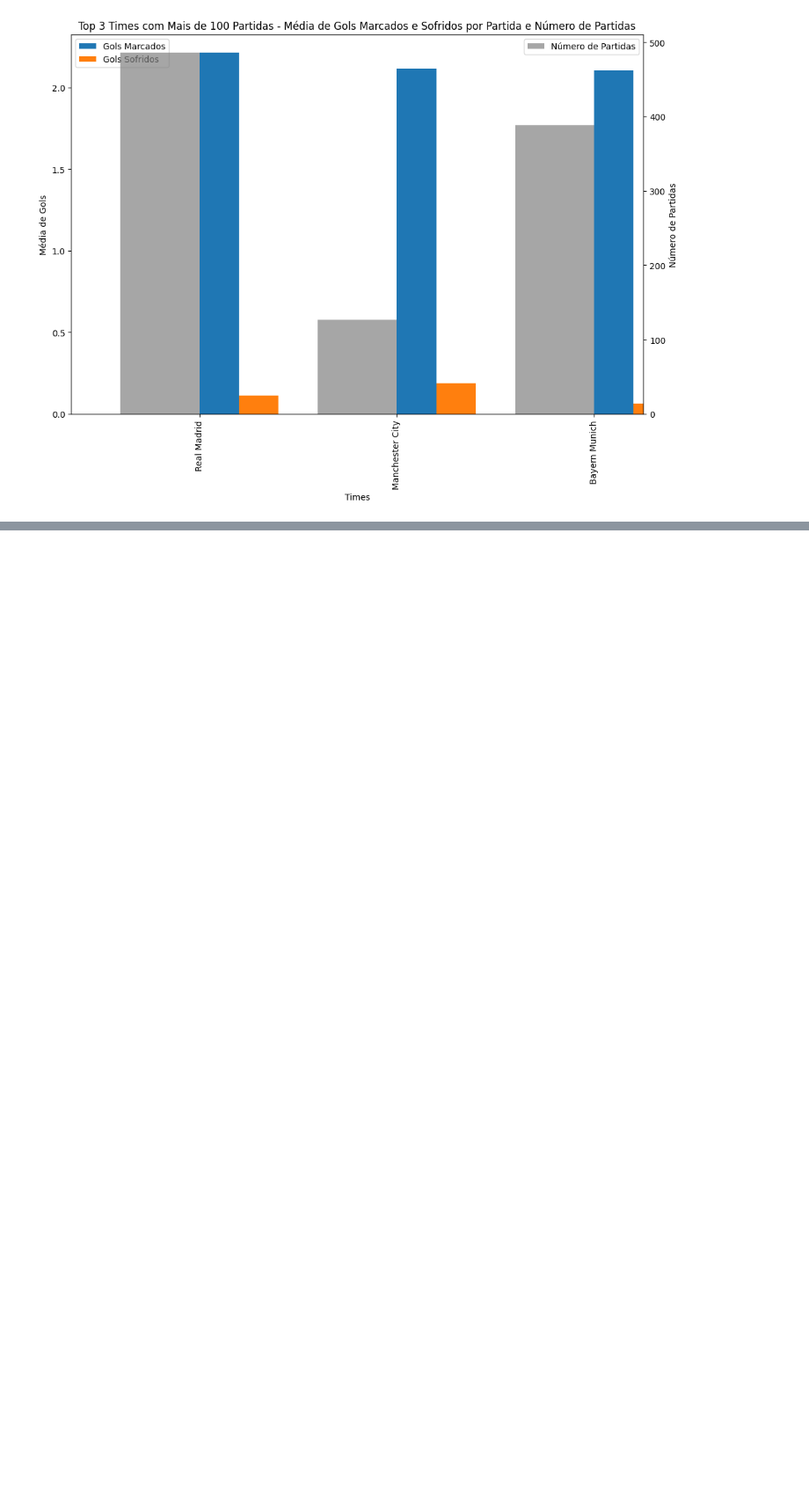
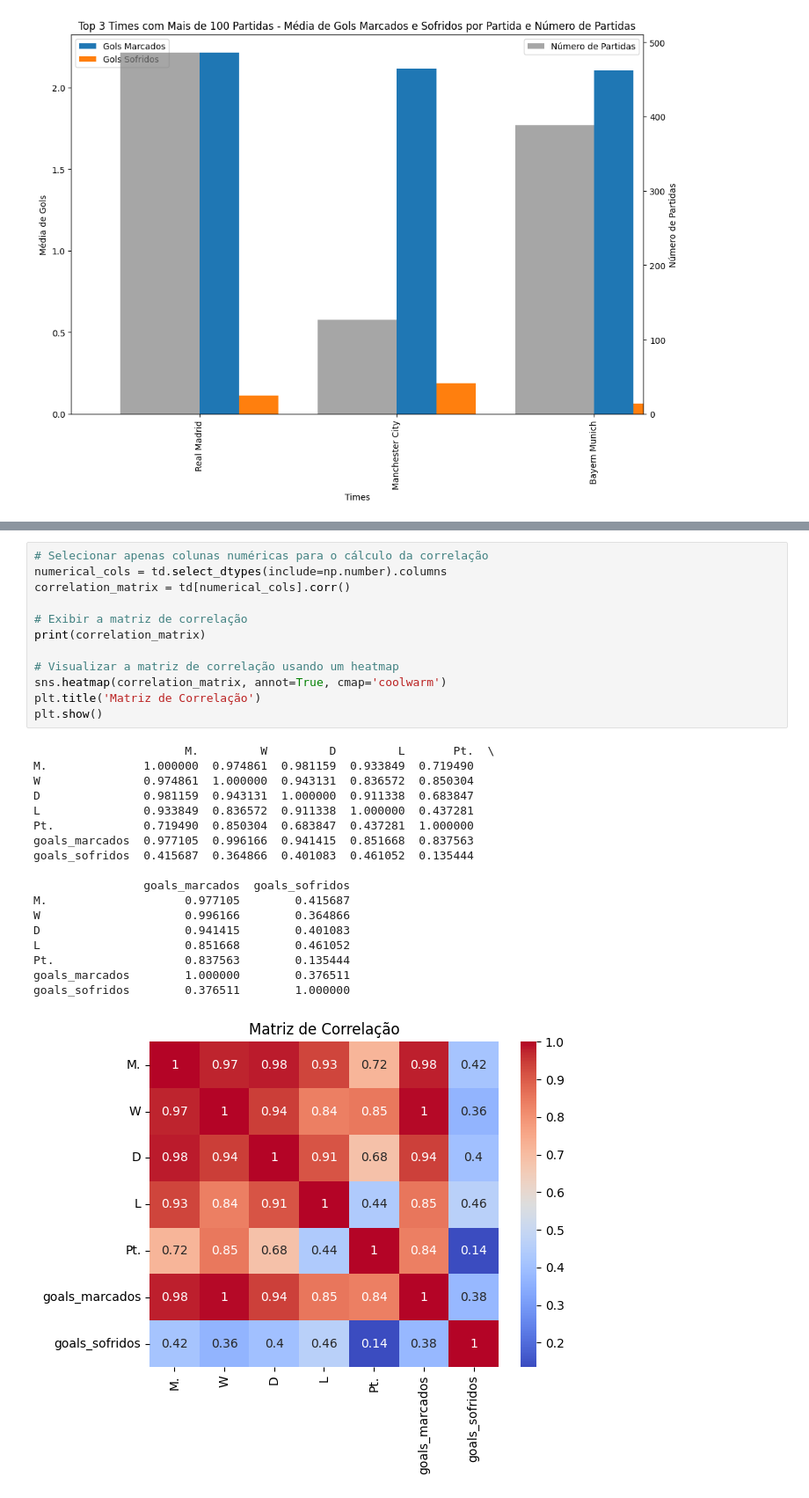
Before and after one commit to TrovaBruno/A3_Inteligencia_Artificial, a Jupyter notebook: Trabalho_A3_Noriega.ipynb, the cells around one changed output, grey strips where cells are left out. Shown at 88% size. Drawn from its saved outputs; the diff is of its cells as text; blank space fills up the shorter version.

```diff
--- a/Trabalho_A3_Noriega.ipynb
+++ b/Trabalho_A3_Noriega.ipynb
@@ -302,0 +312,31 @@ plt.show()
+# %%
+# Selecionar apenas colunas numéricas para o cálculo da correlação
+numerical_cols = td.select_dtypes(include=np.number).columns
+correlation_matrix = td[numerical_cols].corr()
+
+# Exibir a matriz de correlação
+print(correlation_matrix)
+
+# Visualizar a matriz de correlação usando um heatmap
+sns.heatmap(correlation_matrix, annot=True, cmap='coolwarm')
+plt.title('Matriz de Correlação')
+plt.show()
+# %% [output]
+                      M.         W         D         L       Pt.  \
+M.              1.000000  0.974861  0.981159  0.933849  0.719490
+W               0.974861  1.000000  0.943131  0.836572  0.850304
+D               0.981159  0.943131  1.000000  0.911338  0.683847
+L               0.933849  0.836572  0.911338  1.000000  0.437281
+Pt.             0.719490  0.850304  0.683847  0.437281  1.000000
+goals_marcados  0.977105  0.996166  0.941415  0.851668  0.837563
+goals_sofridos  0.415687  0.364866  0.401083  0.461052  0.135444
+
+                goals_marcados  goals_sofridos
+M.                    0.977105        0.415687
+W                     0.996166        0.364866
+D                     0.941415        0.401083
+L                     0.851668        0.461052
+Pt.                   0.837563        0.135444
+goals_marcados        1.000000        0.376511
+goals_sofridos        0.376511        1.000000
+[figure, added]
```
Also changed, not shown: parts of 9 cells of this notebook.
